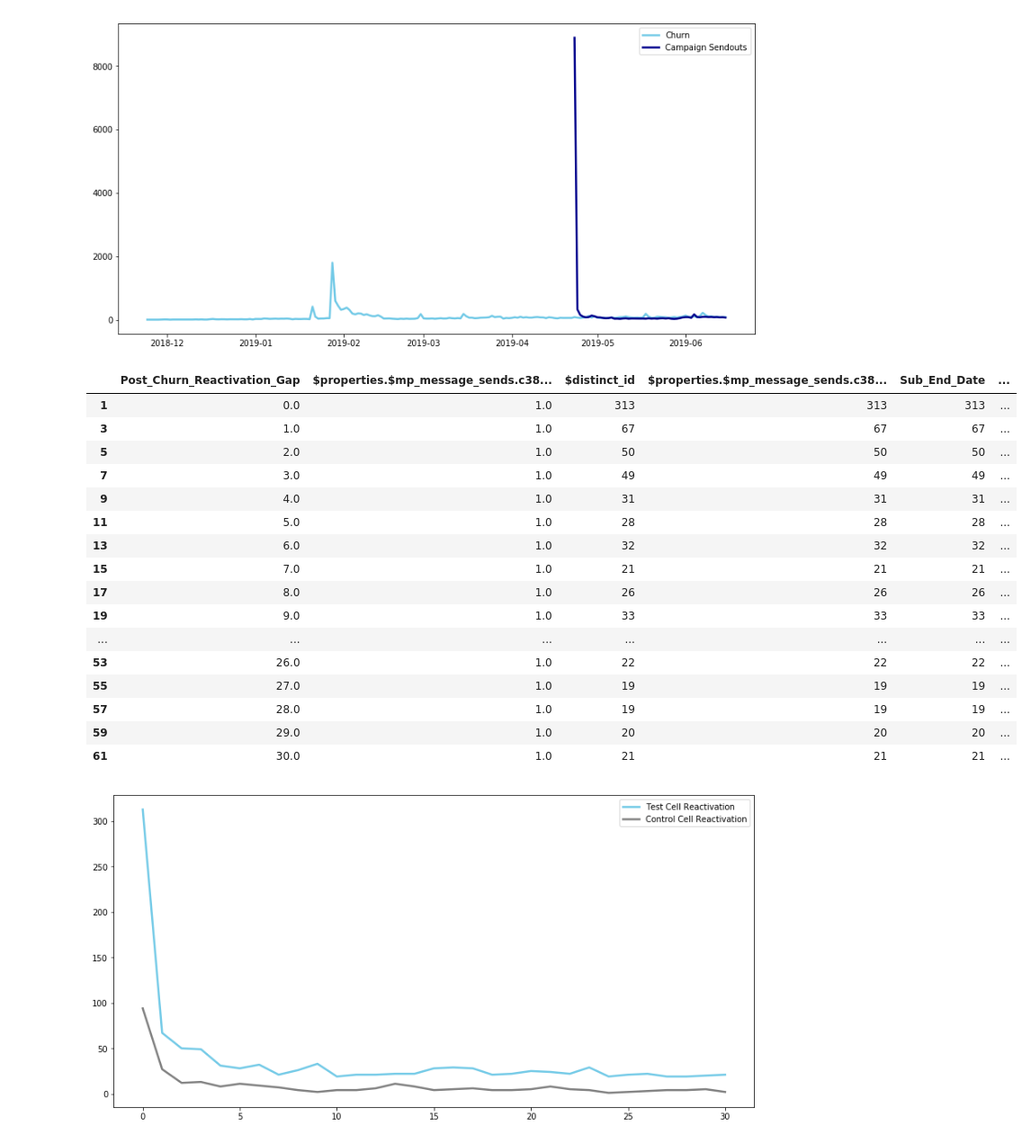
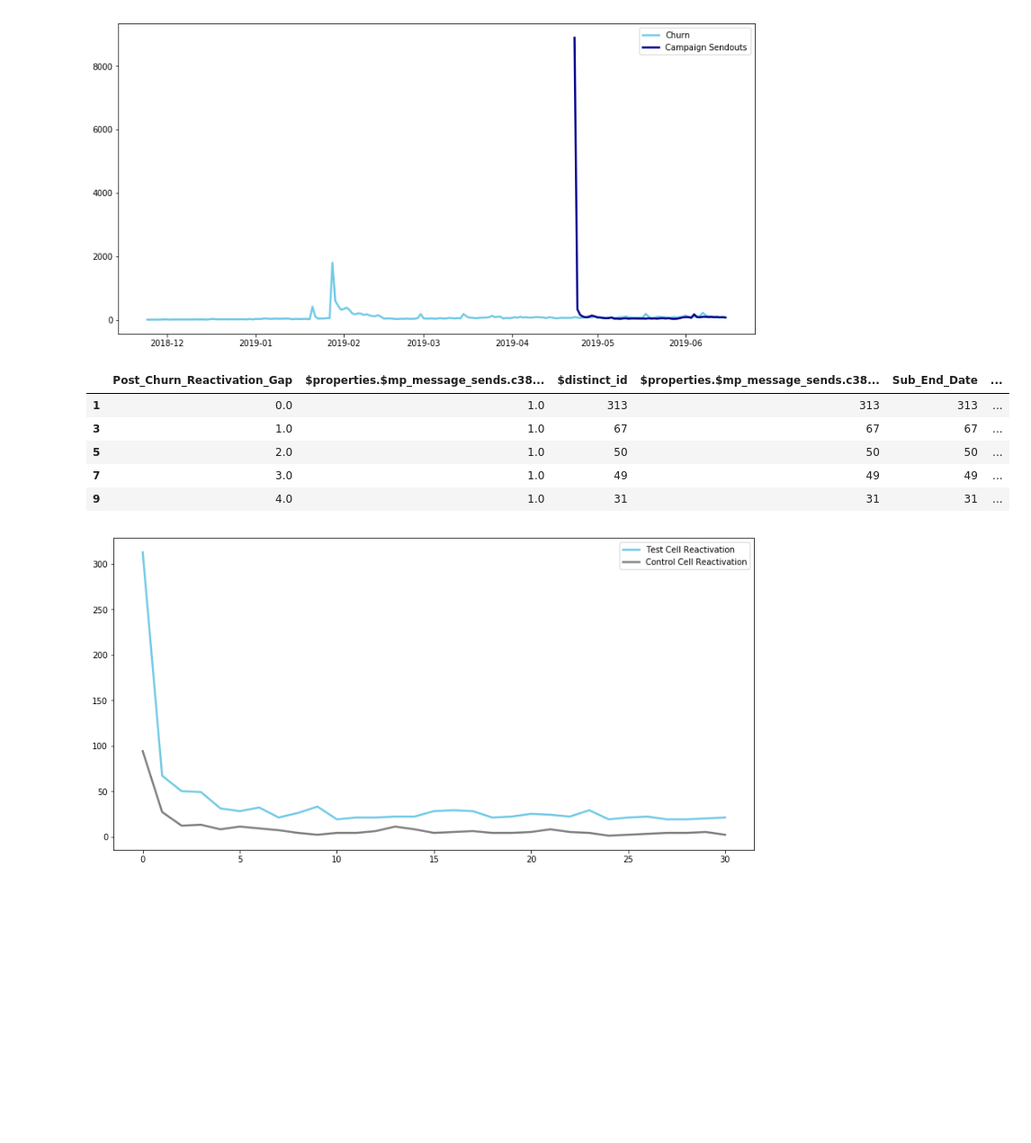
Before and after one commit to oyamatsumi04/w_u, a Jupyter notebook: Waking Up - People Import Test.ipynb, the cells around one changed output. Shown at 90% size. Saved outputs shown, nothing was run; the diff lists cells and outputs as text; code cells hidden in the pictures; blank space fills up the shorter version.

```diff
--- a/Waking Up - People Import Test.ipynb
+++ b/Waking Up - People Import Test.ipynb
@@ -48,6 +48,8 @@ people_df = pd.DataFrame.from_dict(json_normalize(parsed), orient='columns')
 
 people_df['Sub_End_Date'] = pd.to_datetime(people_df['$properties.$subscription_end_time']).dt.date
 people_df['Sub_End_Time'] = pd.to_datetime(people_df['$properties.$subscription_end_time']).dt.time
+
+people_df['$properties.$mp_message_sends.c3873500.c'] = people_df['$properties.$mp_message_sends.c3873500.c'].fillna(0)
 # %%
 people_df.head()
 # %% [output]
@@ -68,6 +101,9 @@ people_df['Last_Seen_Time'] = pd.to_datetime(people_df['$properties.$last_seen']
 
 people_df['Last_Activity_Date'] = pd.to_datetime(people_df['$properties.$last_activity_time']).dt.date
 people_df['Last_Activity_Time'] = pd.to_datetime(people_df['$properties.$last_activity_time']).dt.time
+
+people_df['Account_Created_Date'] = pd.to_datetime(people_df['$properties.$created_at']).dt.date
+people_df['Account_Created_Time'] = pd.to_datetime(people_df['$properties.$created_at']).dt.time
 # %%
 #crosstabulate date with number of churned users by date
 
@@ -108,8 +144,7 @@ plt.savefig('churn.png', transparent=True,dpi=(300), bbox_inches = "tight",edgec
 # %%
 #isolate campaign related variables and format for richer analysis
 
-churn_campaign_eval = people_df.loc[:,['$distinct_id','$properties.$mp_message_sends.c3873500.c','$properties.$mp_message_sends.c3873500.t','Sub_End_Date', 'Last_Seen_Date','Last_Activity_Date']]
-# churn_campaign_received = churn_campaign_received.loc[(churn_campaign_received['$properties.$mp_message_sends.c3873500.c'] == 1) | (churn_campaign_received['$properties.$mp_message_sends.c3873500.t'] > 0)]
+churn_campaign_eval = people_df.loc[:,['$distinct_id','$properties.$mp_message_sends.c3873500.c','$properties.$mp_message_sends.c3873500.t','Sub_End_Date', 'Last_Seen_Date','Last_Activity_Date','$properties.$android_brand','$properties.$ios_device_model','$properties.$country_code','$properties.$city','Account_Created_Date','Account_Created_Time']]
 
 churn_campaign_eval['Campaign_End_Date'] = pd.Timestamp('2019-6-30')
 
@@ -120,6 +155,7 @@ churn_campaign_eval['Churn_Campaign_Date'] = pd.to_datetime(churn_campaign_eval[
 churn_campaign_eval['Sub_End_Date'] = pd.to_datetime(churn_campaign_eval['Sub_End_Date'])
 churn_campaign_eval['Last_Activity_Date'] = pd.to_datetime(churn_campaign_eval['Last_Activity_Date'])
 churn_campaign_eval['Last_Seen_Date'] = pd.to_datetime(churn_campaign_eval['Last_Seen_Date'])
+churn_campaign_eval['Account_Created_Date'] = pd.to_datetime(churn_campaign_eval['Account_Created_Date'])
 
 churn_campaign_eval = churn_campaign_eval.loc[(churn_campaign_eval['Sub_End_Date'] > '2018-10-31') & (churn_campaign_eval['Sub_End_Date'] <= '2019-6-16')]
 
@@ -138,6 +174,13 @@ churn_campaign_eval['Post_Churn_Reactivated']= np.where((churn_campaign_eval['Po
 churn_campaign_eval['Post_Churn_Seen_Gap'] = (churn_campaign_eval['Last_Seen_Date'])- (churn_campaign_eval['Sub_End_Date'])
 churn_campaign_eval['Post_Churn_Seen_Gap'] = churn_campaign_eval['Post_Churn_Seen_Gap'].dt.days
 
+churn_campaign_eval['Campaign_End'] = '2019-06-16'
+churn_campaign_eval['Campaign_End'] = pd.to_datetime(churn_campaign_eval['Campaign_End'])
+
+
+churn_campaign_eval['Days_Since_Reg'] = (churn_campaign_eval['Campaign_End'])- (churn_campaign_eval['Account_Created_Date'])
+churn_campaign_eval['Days_Since_Reg'] = churn_campaign_eval['Days_Since_Reg'].dt.days
+
 #Flag for post campaign reactivation
 
 churn_campaign_eval['Post_Churn_Seen']= np.where((churn_campaign_eval['Post_Churn_Seen_Gap']>-1),1,0)
@@ -230,0 +324,12 @@ plt.savefig('Reengagement Rate.png', transparent=True,dpi=(300),edgecolor='w')
+# %%
+#create a variable for primary OS
+churn_campaign_eval['OS'] = np.where(churn_campaign_eval['$properties.$ios_device_model'].isnull(), 'Android / Other', 'Apple')
+
+
+#exploration of test and control compoisition - country
+
+OS_comp=pd.crosstab(churn_campaign_eval['$properties.$mp_message_sends.c3873500.c'],churn_campaign_eval['OS'],normalize='index').round(3)*100
+OS_comp=OS_comp.transpose().reset_index()
+OS_comp=OS_comp.rename(columns={0:'Control',1:'Test'})
+OS_comp=OS_comp.sort_values('Test',ascending=False)
+OS_comp.head()
@@ -284,31 +430,20 @@ plt.gcf().set_size_inches(14,7)
 # %%
 #isolate campaign to users who reactivated
 
 campaign_reactivation = churn_campaign_eval.loc[(churn_campaign_eval['Post_Churn_Reactivation_Gap'] > -1) & (churn_campaign_eval['Post_Churn_Reactivation_Gap'] < 31)]
 campaign_reactivation=campaign_reactivation.groupby(['Post_Churn_Reactivation_Gap','$properties.$mp_message_sends.c3873500.c']).count().reset_index()
 
 campaign_reactivation_test=campaign_reactivation.loc[campaign_reactivation['$properties.$mp_message_sends.c3873500.c']==1]
 campaign_reactivation_control=campaign_reactivation.loc[campaign_reactivation['$properties.$mp_message_sends.c3873500.c']==0]
 
-campaign_reactivation_test
+campaign_reactivation_test.head()
 # %% [output]
 |  | Post_Churn_Reactivation_Gap | $properties.$mp_message_sends.c38... | $distinct_id | $properties.$mp_message_sends.c38... | Sub_End_Date | ... |
 | 1 | 0.0 | 1.0 | 313 | 313 | 313 | ... |
 | 3 | 1.0 | 1.0 | 67 | 67 | 67 | ... |
 | 5 | 2.0 | 1.0 | 50 | 50 | 50 | ... |
 | 7 | 3.0 | 1.0 | 49 | 49 | 49 | ... |
 | 9 | 4.0 | 1.0 | 31 | 31 | 31 | ... |
-| 11 | 5.0 | 1.0 | 28 | 28 | 28 | ... |
-| 13 | 6.0 | 1.0 | 32 | 32 | 32 | ... |
-| 15 | 7.0 | 1.0 | 21 | 21 | 21 | ... |
-| 17 | 8.0 | 1.0 | 26 | 26 | 26 | ... |
-| 19 | 9.0 | 1.0 | 33 | 33 | 33 | ... |
-| ... | ... | ... | ... | ... | ... | ... |
-| 53 | 26.0 | 1.0 | 22 | 22 | 22 | ... |
-| 55 | 27.0 | 1.0 | 19 | 19 | 19 | ... |
-| 57 | 28.0 | 1.0 | 19 | 19 | 19 | ... |
-| 59 | 29.0 | 1.0 | 20 | 20 | 20 | ... |
-| 61 | 30.0 | 1.0 | 21 | 21 | 21 | ... |
 # %%
 #plot reactivated user rates by test versus control
 
```
Also changed, not shown: parts of 29 cells of this notebook.
